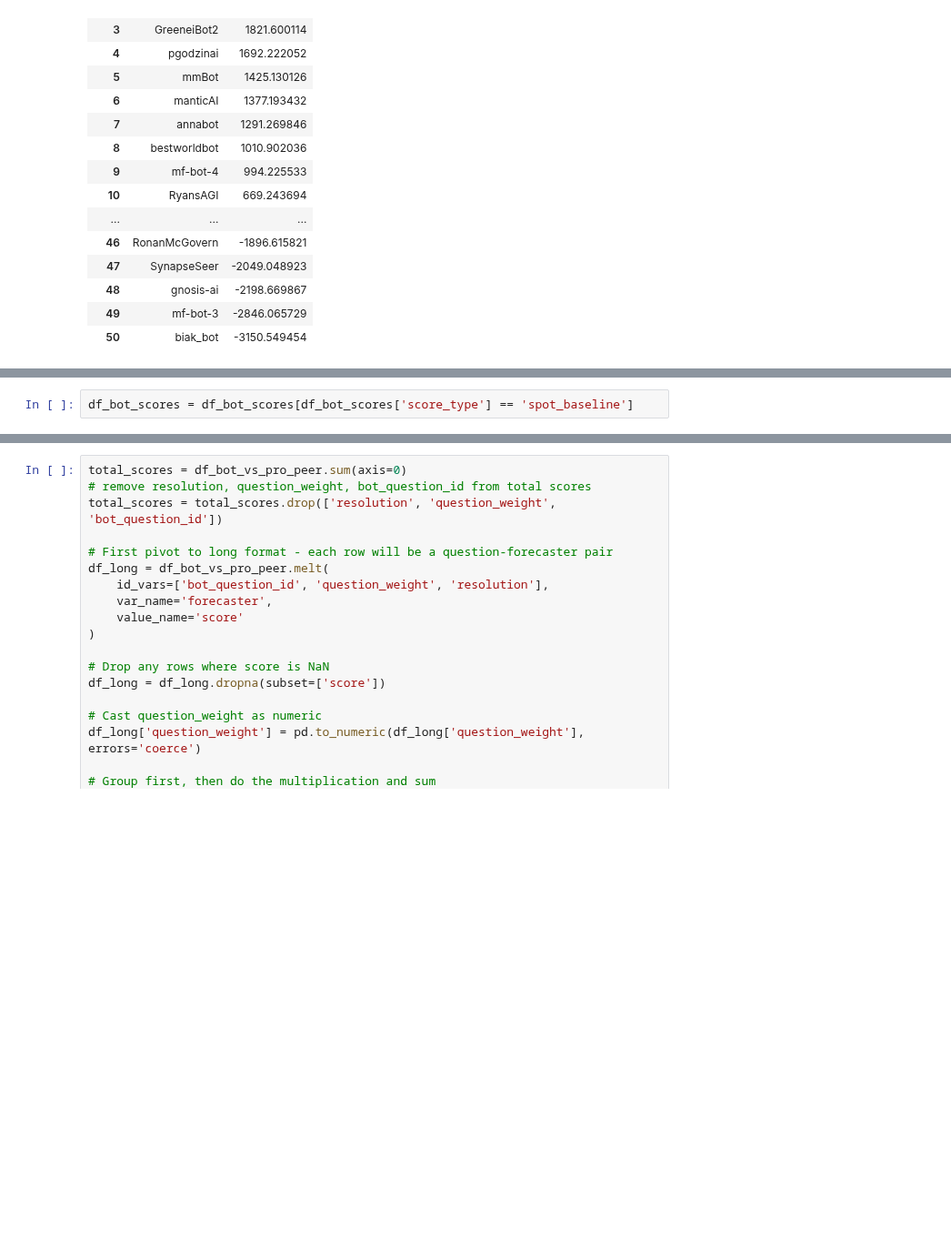
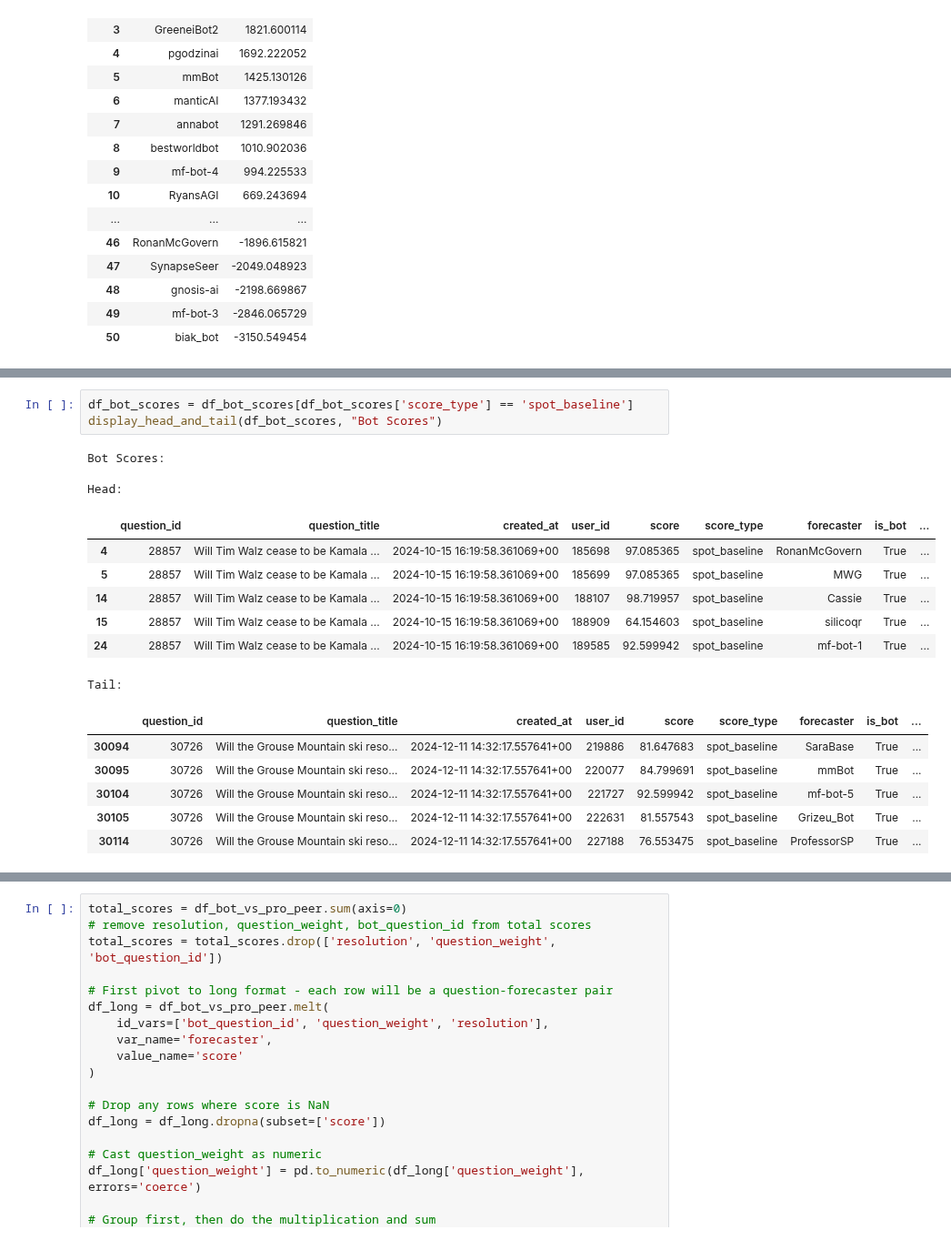
Before and after one commit to Metaculus/aib-analysis, a Jupyter notebook: Copy_of_AI_BENCHMARKING_LEADERBOARDS.ipynb, the cells around one changed output, grey strips where cells are left out. Shown at 91% size. Saved outputs shown, nothing was run; the diff lists cells and outputs as text; blank space fills up the shorter version.

```diff
--- a/Copy_of_AI_BENCHMARKING_LEADERBOARDS.ipynb
+++ b/Copy_of_AI_BENCHMARKING_LEADERBOARDS.ipynb
@@ -661,5 +759,23 @@ df_combined.tail()
 # %%
 df_bot_scores = df_bot_scores[df_bot_scores['score_type'] == 'spot_baseline']
+display_head_and_tail(df_bot_scores, "Bot Scores")
+# %% [output]
+Bot Scores:
+
+Head:
+|  | question_id | question_title | created_at | user_id | score | score_type | forecaster | is_bot | ... |
+| 4 | 28857 | Will Tim Walz cease to be Kamala ... | 2024-10-15 16:19:58.361069+00 | 185698 | 97.085365 | spot_baseline | RonanMcGovern | True | ... |
+| 5 | 28857 | Will Tim Walz cease to be Kamala ... | 2024-10-15 16:19:58.361069+00 | 185699 | 97.085365 | spot_baseline | MWG | True | ... |
+| 14 | 28857 | Will Tim Walz cease to be Kamala ... | 2024-10-15 16:19:58.361069+00 | 188107 | 98.719957 | spot_baseline | Cassie | True | ... |
+| 15 | 28857 | Will Tim Walz cease to be Kamala ... | 2024-10-15 16:19:58.361069+00 | 188909 | 64.154603 | spot_baseline | silicoqr | True | ... |
+| 24 | 28857 | Will Tim Walz cease to be Kamala ... | 2024-10-15 16:19:58.361069+00 | 189585 | 92.599942 | spot_baseline | mf-bot-1 | True | ... |
+Tail:
+|  | question_id | question_title | created_at | user_id | score | score_type | forecaster | is_bot | ... |
+| 30094 | 30726 | Will the Grouse Mountain ski reso... | 2024-12-11 14:32:17.557641+00 | 219886 | 81.647683 | spot_baseline | SaraBase | True | ... |
+| 30095 | 30726 | Will the Grouse Mountain ski reso... | 2024-12-11 14:32:17.557641+00 | 220077 | 84.799691 | spot_baseline | mmBot | True | ... |
+| 30104 | 30726 | Will the Grouse Mountain ski reso... | 2024-12-11 14:32:17.557641+00 | 221727 | 92.599942 | spot_baseline | mf-bot-5 | True | ... |
+| 30105 | 30726 | Will the Grouse Mountain ski reso... | 2024-12-11 14:32:17.557641+00 | 222631 | 81.557543 | spot_baseline | Grizeu_Bot | True | ... |
+| 30114 | 30726 | Will the Grouse Mountain ski reso... | 2024-12-11 14:32:17.557641+00 | 227188 | 76.553475 | spot_baseline | ProfessorSP | True | ... |
 # %%
 # @title Create df_pro_baseline, df_pro_forecasts
 
```
Also changed, not shown: parts of 16 cells of this notebook, 1 other file.
